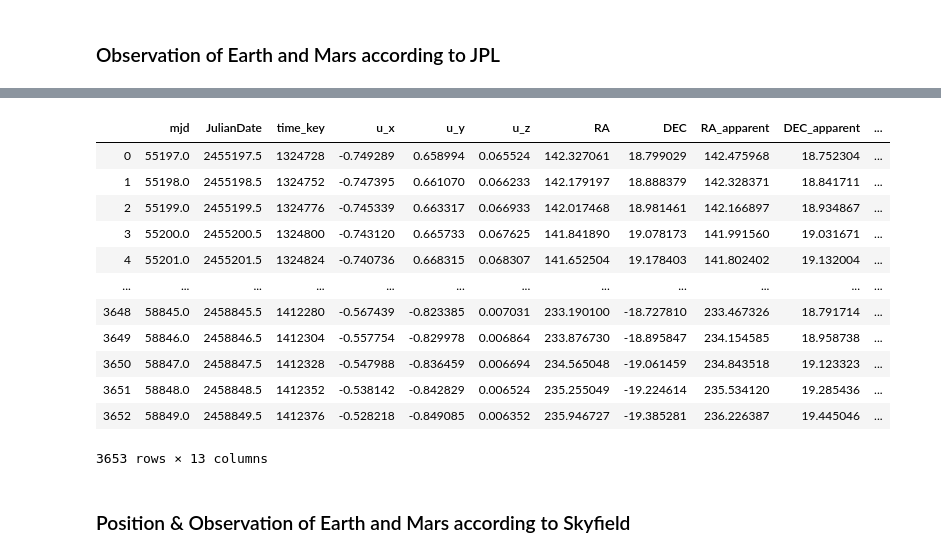
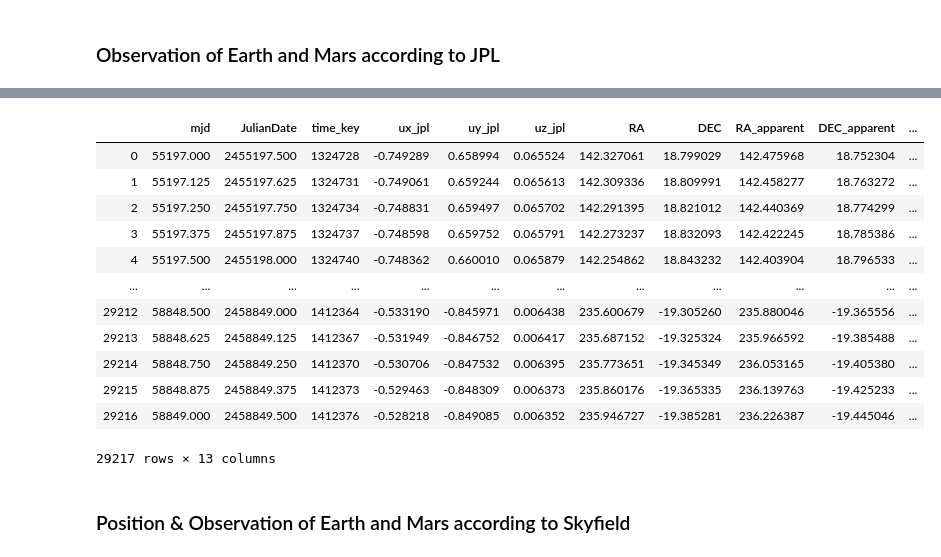
Before and after one commit to memanuel/kepler-sieve, a Jupyter notebook: src/RA_DEC.ipynb, the cells around one changed output, grey strips where cells are left out. Drawn from its saved outputs; the diff is of its cells as text; code cells hidden in the pictures.

Commit message:
RA/DEC: streamlining testing to calculate in DataFrames in place

```diff
--- a/src/RA_DEC.ipynb
+++ b/src/RA_DEC.ipynb
@@ -94,25 +47,23 @@ def add_col_obs(df):
 # %%
-# Load the JPL RA and DEC for Mars as fixed width file
-df_obs_mars = pd.read_fwf('../data/jpl/testing/daily/observe-mars-geocenter.txt')
-# Add column for mjd
-df_obs_mars = add_col_obs(df_obs_mars)
+# Load the JPL observations of Mars
+df_obs_mars = load_planet_obs_jpl(planet_name='mars', observer_name='geocenter', dir_name = '../data/jpl/testing/hourly')
 
 # Display the dataframe
 df_obs_mars
 # %% [output]
-|  | mjd | JulianDate | time_key | u_x | u_y | u_z | RA | DEC | RA_apparent | DEC_apparent | ... |
-| 0 | 55197.0 | 2455197.5 | 1324728 | -0.749289 | 0.658994 | 0.065524 | 142.327061 | 18.799029 | 142.475968 | 18.752304 | ... |
-| 1 | 55198.0 | 2455198.5 | 1324752 | -0.747395 | 0.661070 | 0.066233 | 142.179197 | 18.888379 | 142.328371 | 18.841711 | ... |
-| 2 | 55199.0 | 2455199.5 | 1324776 | -0.745339 | 0.663317 | 0.066933 | 142.017468 | 18.981461 | 142.166897 | 18.934867 | ... |
-| 3 | 55200.0 | 2455200.5 | 1324800 | -0.743120 | 0.665733 | 0.067625 | 141.841890 | 19.078173 | 141.991560 | 19.031671 | ... |
-| 4 | 55201.0 | 2455201.5 | 1324824 | -0.740736 | 0.668315 | 0.068307 | 141.652504 | 19.178403 | 141.802402 | 19.132004 | ... |
+|  | mjd | JulianDate | time_key | ux_jpl | uy_jpl | uz_jpl | RA | DEC | RA_apparent | DEC_apparent | ... |
+| 0 | 55197.000 | 2455197.500 | 1324728 | -0.749289 | 0.658994 | 0.065524 | 142.327061 | 18.799029 | 142.475968 | 18.752304 | ... |
+| 1 | 55197.125 | 2455197.625 | 1324731 | -0.749061 | 0.659244 | 0.065613 | 142.309336 | 18.809991 | 142.458277 | 18.763272 | ... |
+| 2 | 55197.250 | 2455197.750 | 1324734 | -0.748831 | 0.659497 | 0.065702 | 142.291395 | 18.821012 | 142.440369 | 18.774299 | ... |
+| 3 | 55197.375 | 2455197.875 | 1324737 | -0.748598 | 0.659752 | 0.065791 | 142.273237 | 18.832093 | 142.422245 | 18.785386 | ... |
+| 4 | 55197.500 | 2455198.000 | 1324740 | -0.748362 | 0.660010 | 0.065879 | 142.254862 | 18.843232 | 142.403904 | 18.796533 | ... |
 | ... | ... | ... | ... | ... | ... | ... | ... | ... | ... | ... | ... |
-| 3648 | 58845.0 | 2458845.5 | 1412280 | -0.567439 | -0.823385 | 0.007031 | 233.190100 | -18.727810 | 233.467326 | 18.791714 | ... |
-| 3649 | 58846.0 | 2458846.5 | 1412304 | -0.557754 | -0.829978 | 0.006864 | 233.876730 | -18.895847 | 234.154585 | 18.958738 | ... |
-| 3650 | 58847.0 | 2458847.5 | 1412328 | -0.547988 | -0.836459 | 0.006694 | 234.565048 | -19.061459 | 234.843518 | 19.123323 | ... |
-| 3651 | 58848.0 | 2458848.5 | 1412352 | -0.538142 | -0.842829 | 0.006524 | 235.255049 | -19.224614 | 235.534120 | 19.285436 | ... |
-| 3652 | 58849.0 | 2458849.5 | 1412376 | -0.528218 | -0.849085 | 0.006352 | 235.946727 | -19.385281 | 236.226387 | 19.445046 | ... |
+| 29212 | 58848.500 | 2458849.000 | 1412364 | -0.533190 | -0.845971 | 0.006438 | 235.600679 | -19.305260 | 235.880046 | -19.365556 | ... |
+| 29213 | 58848.625 | 2458849.125 | 1412367 | -0.531949 | -0.846752 | 0.006417 | 235.687152 | -19.325324 | 235.966592 | -19.385488 | ... |
+| 29214 | 58848.750 | 2458849.250 | 1412370 | -0.530706 | -0.847532 | 0.006395 | 235.773651 | -19.345349 | 236.053165 | -19.405380 | ... |
+| 29215 | 58848.875 | 2458849.375 | 1412373 | -0.529463 | -0.848309 | 0.006373 | 235.860176 | -19.365335 | 236.139763 | -19.425233 | ... |
+| 29216 | 58849.000 | 2458849.500 | 1412376 | -0.528218 | -0.849085 | 0.006352 | 235.946727 | -19.385281 | 236.226387 | -19.445046 | ... |
-3653 rows × 13 columns
+29217 rows × 13 columns
 # %%
 # Extract position and velocity of earth from df_earth
 q_earth_jpl = np.array([df_earth.X.values, df_earth.Y.values, df_earth.Z.values]) * au
```
Also changed, not shown: parts of 40 cells of this notebook, 5 other files.
